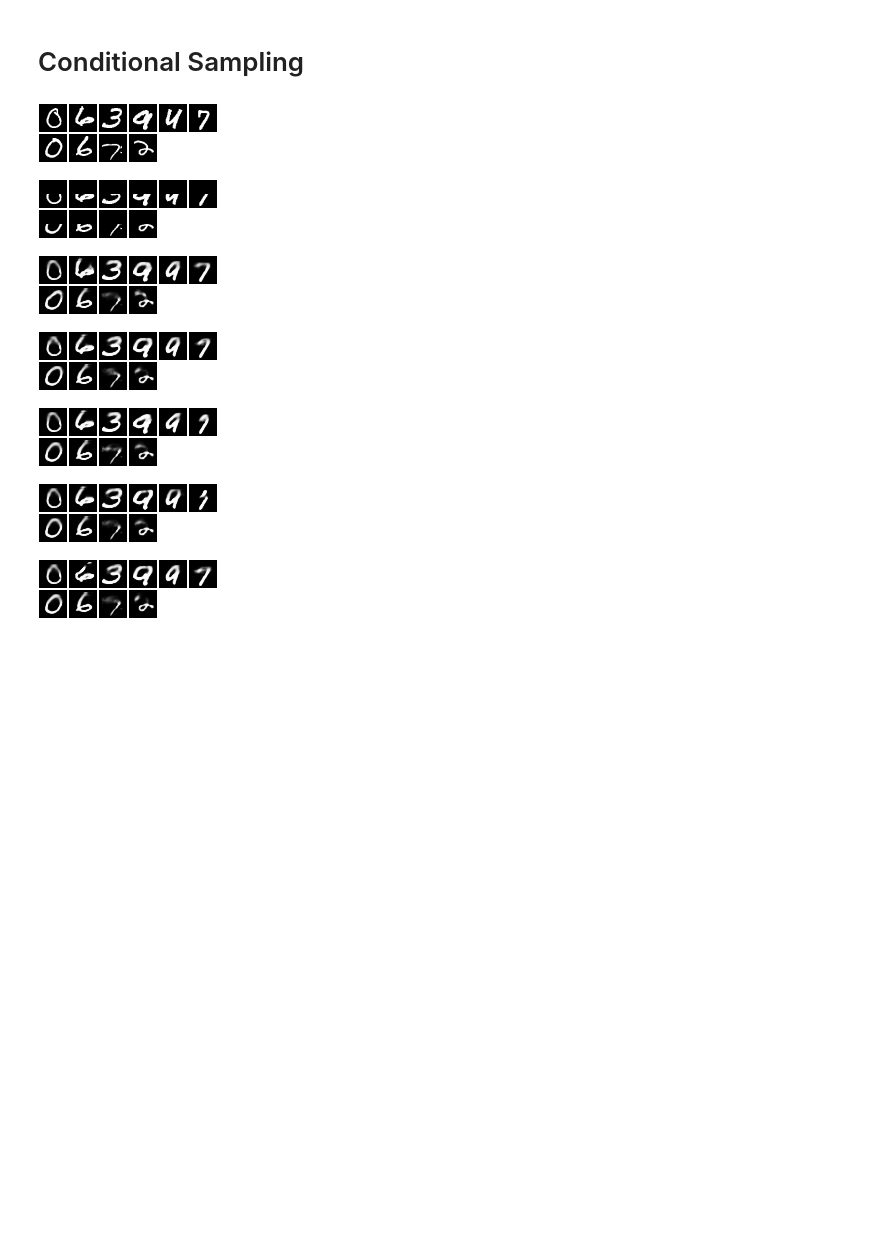
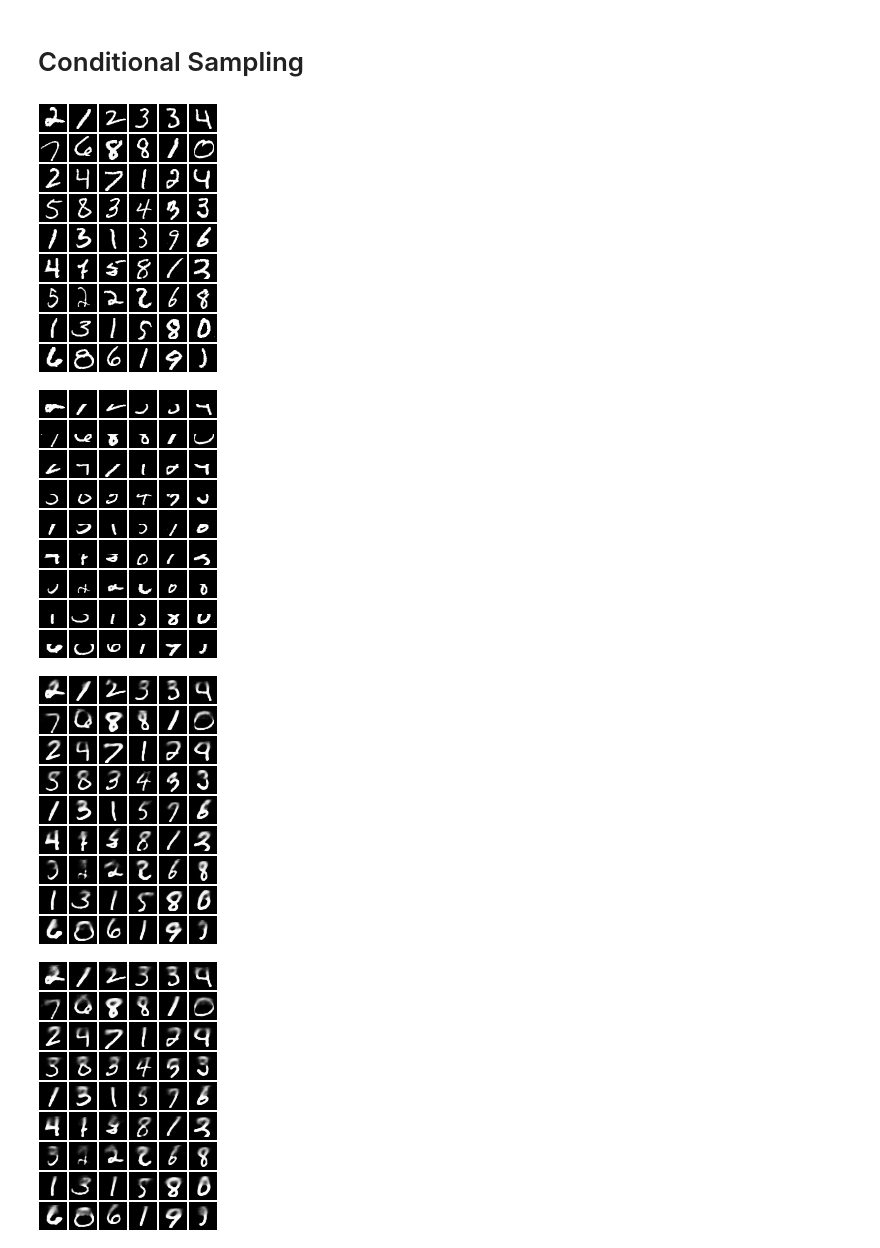
Before and after one commit to RuiShu/cvae, a Jupyter notebook: visualization.ipynb, the cells around one changed output. Cells and saved outputs as stored; diff of their text form; code cells hidden in the pictures; blank space fills up the shorter version.

```diff
--- a/visualization.ipynb
+++ b/visualization.ipynb
@@ -16,11 +16,14 @@ train = data.train
 masked_train = train:clone()
 masked_train[{{},{1,392}}] = 0
 # %%
--- load saved model
+-- load saved cvae model
 saved = torch.load('save/CVAE_z2.t7')
 model = saved.model
 prior = saved.prior
 encoder = saved.encoder
 decoder = saved.decoder
+-- load saved mlp model
+saved = torch.load('save/MLP.t7')
+mlp = saved.model
 # %% [markdown]
 # Image Reconstruction
@@ -46,45 +49,26 @@ itorch.image(recon:reshape(N, 1, 28, 28))
 # %% [markdown]
 # Conditional Sampling
 # %%
+-- select images
+N = 54
+indices = torch.randperm(train:size(1)):long():split(N)
+v = indices[1]
+x_input = masked_train:index(1, v)
+y_input = train:index(1, v)
 -- original image
 itorch.image(y_input:reshape(N, 1, 28, 28))
 -- masked image
 itorch.image(x_input:reshape(N, 1, 28, 28))
-
--- sampled image
+-- cvae
 pmu, plogv = unpack(prior:forward(x_input))
 code = sampler:forward({pmu, plogv})
 recon = decoder:forward({x_input, code})
 itorch.image(recon:reshape(N, 1, 28, 28))
-
--- sampled image
-pmu, plogv = unpack(prior:forward(x_input))
-code = sampler:forward({pmu, plogv})
-recon = decoder:forward({x_input, code})
-itorch.image(recon:reshape(N, 1, 28, 28))
-
--- sampled image
-pmu, plogv = unpack(prior:forward(x_input))
-code = sampler:forward({pmu, plogv})
-recon = decoder:forward({x_input, code})
-itorch.image(recon:reshape(N, 1, 28, 28))
-
--- sampled image
-pmu, plogv = unpack(prior:forward(x_input))
-code = sampler:forward({pmu, plogv})
-recon = decoder:forward({x_input, code})
-itorch.image(recon:reshape(N, 1, 28, 28))
-
--- sampled image
-pmu, plogv = unpack(prior:forward(x_input))
-code = sampler:forward({pmu, plogv})
-recon = decoder:forward({x_input, code})
-itorch.image(recon:reshape(N, 1, 28, 28))
+-- mlp
+mlp_recon = mlp:forward(x_input)
+itorch.image(mlp_recon:reshape(N, 1, 28, 28))
 # %% [output]
-[figure, old version]
+[figure, new version]
-[figure, old version]
+[figure, new version]
-[figure, old version]
+[figure, new version]
-[figure, old version]
+[figure, new version]
-[figure, removed]
-[figure, removed]
-[figure, removed]
```
Also changed, not shown: parts of 3 cells of this notebook, 4 other files.
